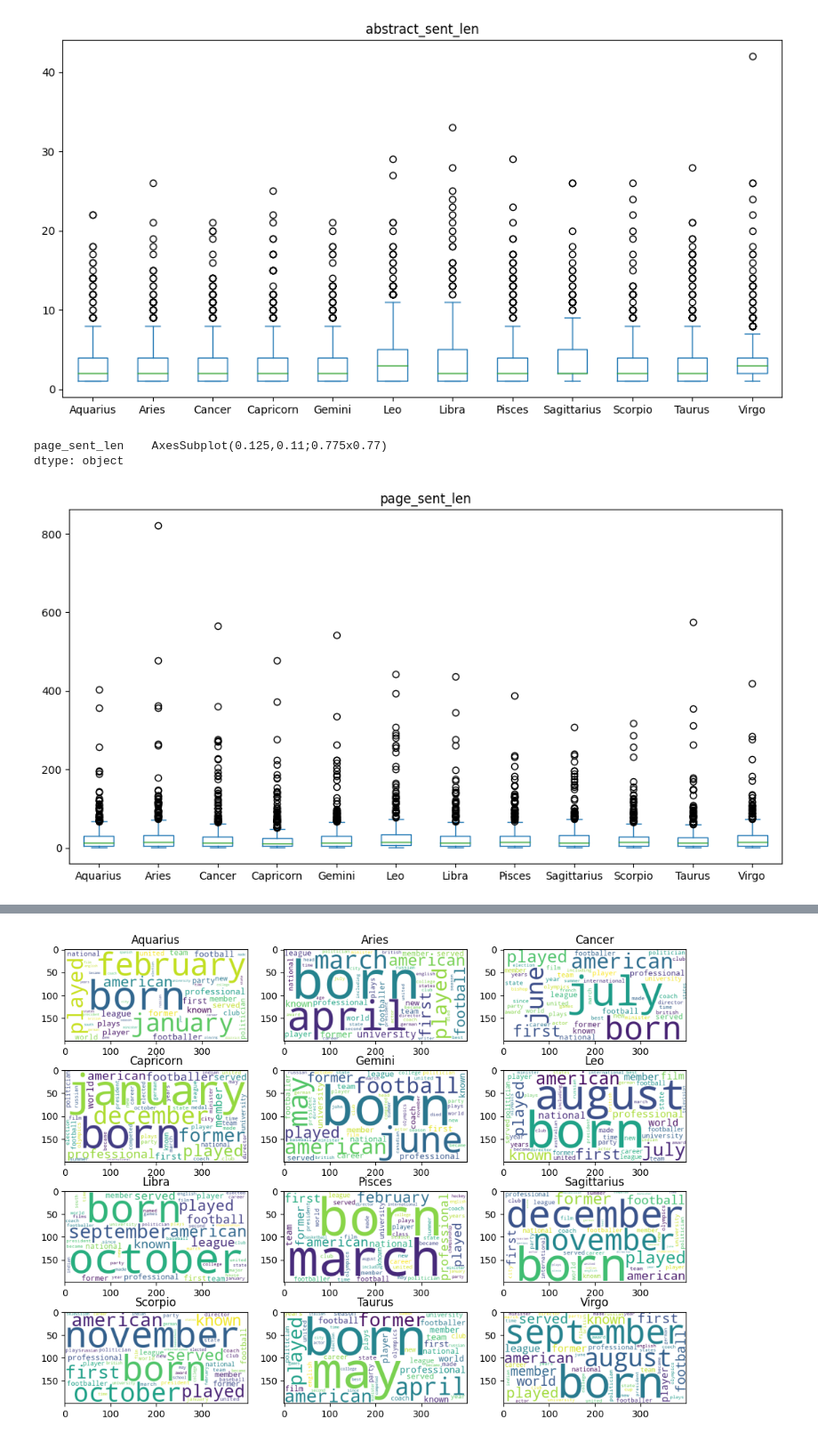
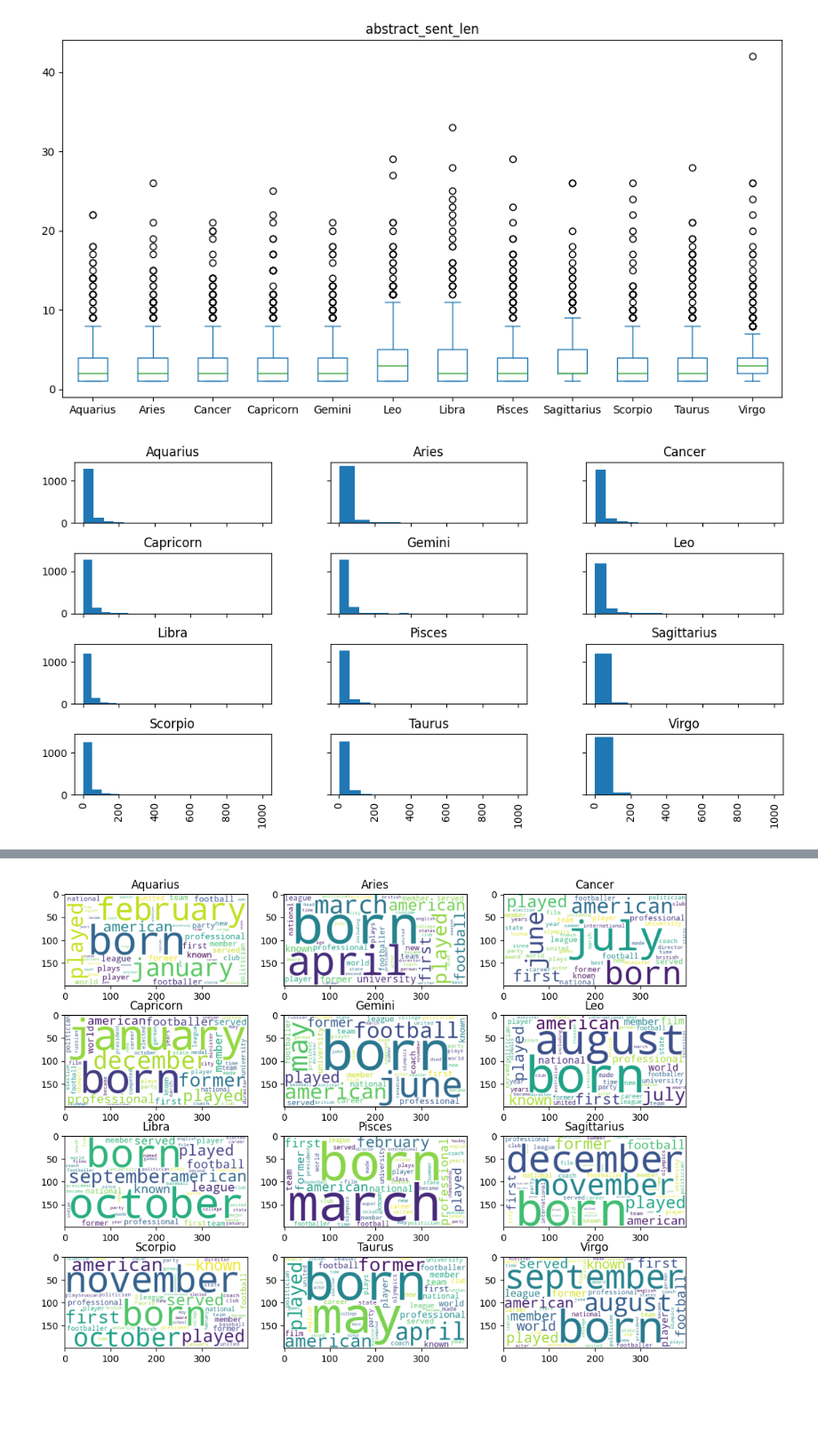
Before and after one commit to PierreEpron/tal-m1-ds, a Jupyter notebook: analysis.ipynb, the cells around one changed output, grey strips where cells are left out. Shown at 89% size. Cells and saved outputs as stored; diff of their text form; code cells hidden in the pictures; blank space fills up the shorter version.

Commit message:
analysis + figures

```diff
--- a/analysis.ipynb
+++ b/analysis.ipynb
@@ -132,8 +176,6 @@ abstract_sent_len    AxesSubplot(0.125,0.11;0.775x0.77)
 dtype: object
 [figure]
 # %%
-df[['astral_sign', 'page_sent_len']].plot.box('astral_sign', figsize=(12,6))
+ax = df[['astral_sign', 'page_sent_len']].hist(column='page_sent_len', by='astral_sign', sharex=True, sharey=True, figsize=(12,6))
 # %% [output]
-page_sent_len    AxesSubplot(0.125,0.11;0.775x0.77)
-dtype: object
-[figure, old version]
+[figure, new version]
```
Also changed, not shown: parts of 26 cells of this notebook, 6 other files.
